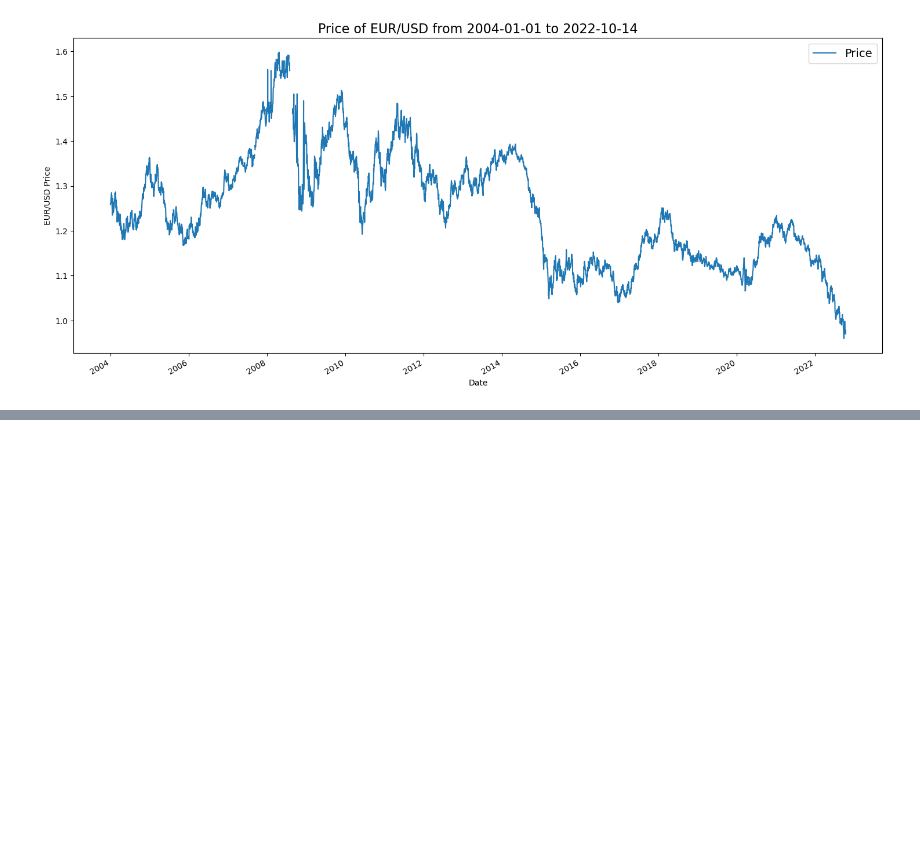
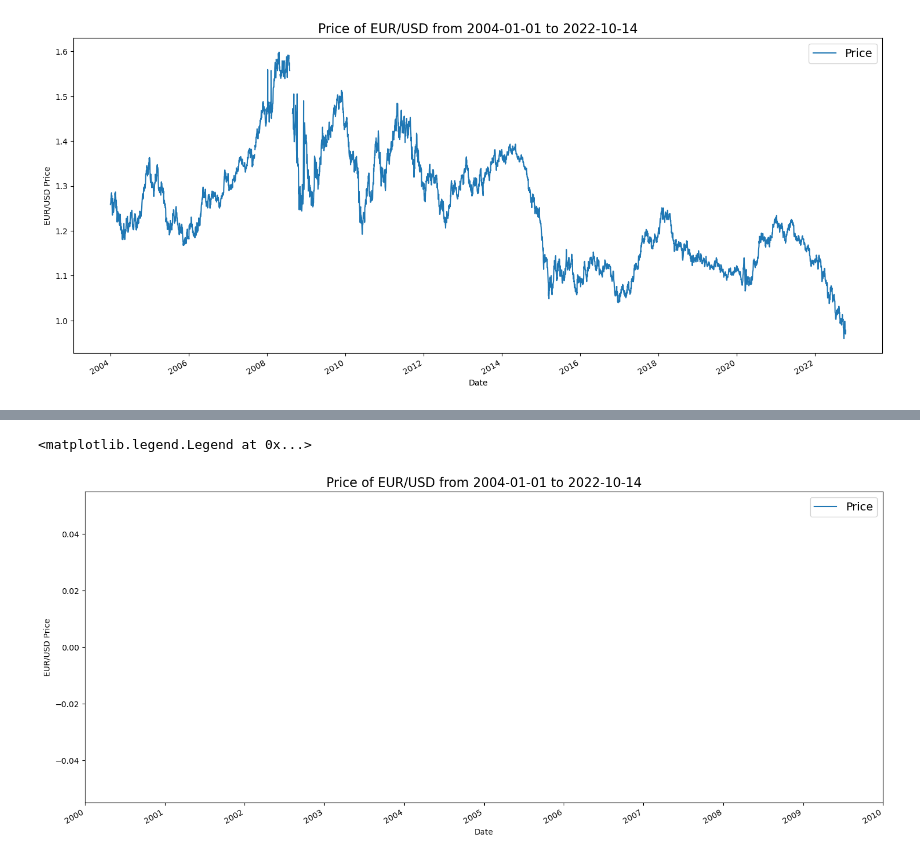
Before and after one commit to ducnguyenw02/Forex-prediction-EURUSD, a Jupyter notebook: forex-prediction-eurusd.ipynb, the cells around one changed output, grey strips where cells are left out. Drawn from its saved outputs; the diff is of its cells as text; code cells hidden in the pictures; blank space fills up the shorter version.

```diff
--- a/forex-prediction-eurusd.ipynb
+++ b/forex-prediction-eurusd.ipynb
@@ -94,0 +173,4 @@ Dữ liệu thiếu                         : 1958 ngày
+# %%
+eurusd_prices1 = pd.DataFrame(df["Open"]).rename(columns={"Open": "Price"})
+
+eurusd_prices1.head(5)
@@ -94,0 +190,4 @@ Dữ liệu thiếu                         : 1958 ngày
+# %%
+eurusd_prices1 = eurusd_prices1.interpolate()
+
+eurusd_prices1.isnull().sum()
@@ -94,0 +220,10 @@ Dữ liệu thiếu                         : 1958 ngày
+# %%
+# Trực quan dữ liệu EUR/USD bằng đồ thị đường
+import matplotlib.pyplot as plt
+eurusd_prices1[eurusd_prices[:] == 'NaN'].plot(figsize=(18,8))
+plt.ylabel("EUR/USD Price")
+plt.title("Price of EUR/USD from 2004-01-01 to 2022-10-14", fontsize=16)
+plt.legend(fontsize=14)
+# %% [output]
+<matplotlib.legend.Legend at 0x...>
+[figure, added]
```
Also changed, not shown: parts of 12 cells of this notebook.
